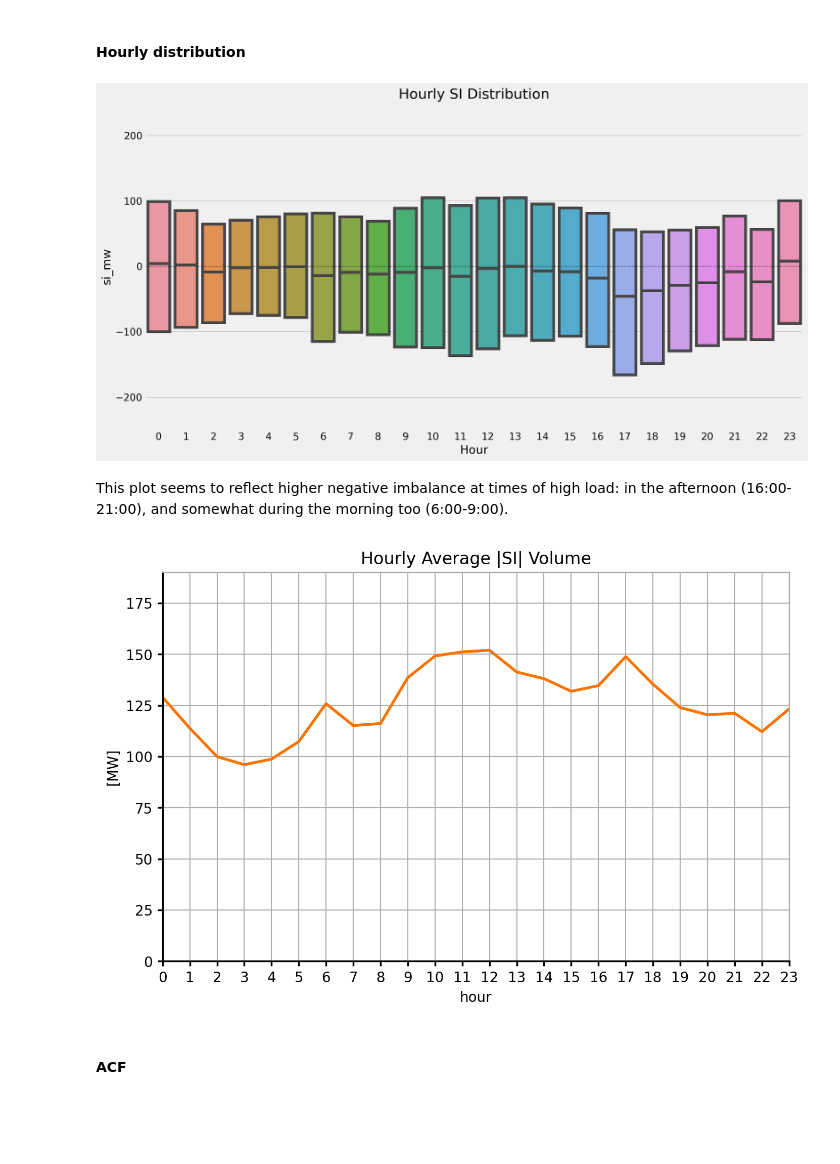
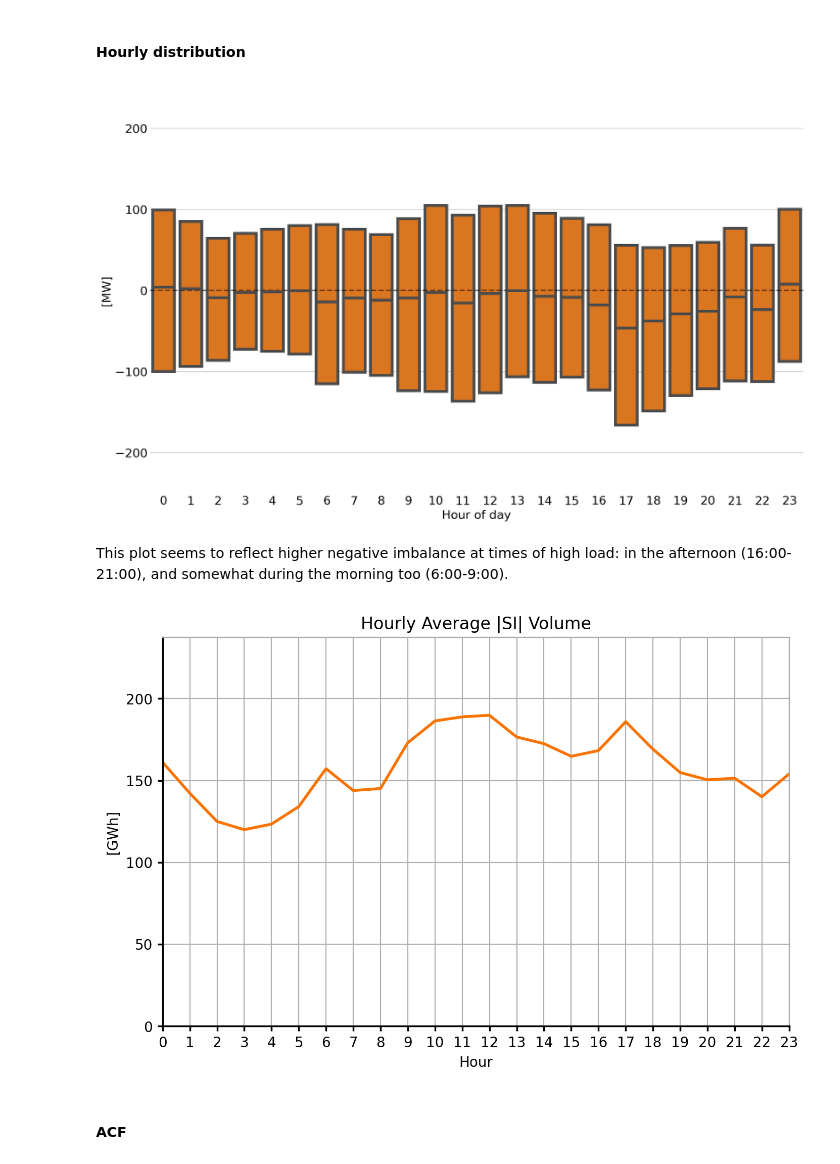
Before and after one commit to tomasurdiales/System_Imbalance_Forecasting, a Jupyter notebook: Feature_Exploration.ipynb, the cells around one changed output. Cells and saved outputs as stored; diff of their text form; code cells hidden in the pictures; blank space fills up the shorter version.

```diff
--- a/Feature_Exploration.ipynb
+++ b/Feature_Exploration.ipynb
@@ -216,8 +240,13 @@ if not use_only_2022:
     my_plots.despine(ax[1], grid=True)
     ax[0].grid()
     ax[1].grid()
+
+    # ax.xaxis.set_major_locator(mdates.MonthLocator())
+    # ax[0].xaxis.set_major_formatter(mdates.DateFormatter('%b %Y'))
+    fig.autofmt_xdate()
+
     plt.show()
 
 if output:
-     fig.savefig("figures/fig3.png", dpi=300)
+     fig.savefig("/Users/tomasurdiales/Desktop/fig3.png", dpi=300)
 # %% [output]
@@ -248,29 +329,38 @@ if not use_only_2022:
 #### Hourly distribution
 # %%
 with plt.style.context("fivethirtyeight"):
-    fig, ax = plt.subplots(figsize=(15, 8), dpi=DPI)
-    sns.boxplot(data=si, x="hour", y="si_mw", fliersize=0, whis=0)
-    ax.set_xlabel("Hour")
-    ax.set_title("Hourly SI Distribution")
-    ax.axhline(0, color="black", ls="--", linewidth=1, alpha=0.5)
-    plt.ylim([-250, 250])
-    plt.show()
+     fig, ax = plt.subplots(figsize=(15, 10), dpi=DPI)
+     sns.boxplot(data=si, x="hour", y="si_mw", fliersize=0, whis=0, color=ELIA_ORANGE)
+     ax.tick_params(axis="both", which="major", labelsize=17)
+     ax.tick_params(axis="both", which="minor", labelsize=17)
+     ax.set_xlabel("Hour of day", fontsize=17)
+     ax.set_ylabel("[MW]", fontsize=17)
+     fig.set(facecolor="#FFFFFF")
+     ax.set(facecolor="#FFFFFF")
+     ax.spines["left"].set_visible(False)
+     ax.spines["right"].set_visible(False)
+     ax.spines["top"].set_visible(False)
+     ax.spines["bottom"].set_visible(False)
+
+     # ax.set_title("Hourly SI Distribution")
+     ax.axhline(0, color="black", ls="--", linewidth=2, alpha=0.5)
+     plt.ylim([-250, 250])
 
 if output:
-     fig.savefig("figures/fig5.png", dpi=300)
+     fig.savefig("/Users/tomasurdiales/Desktop/fig5.png", dpi=300)
 # %% [output]
-[figure, old version]
+[figure, new version]
 # %% [markdown]
 This plot seems to reflect higher negative imbalance at times of high load: in the afternoon (16:00-21:00), and somewhat during the morning too (6:00-9:00).
 # %%
 agg_hour = (
     si
     .groupby(by=["hour"])["si_mw"]
-    .apply(calculate_imbalance_volume, how="mean")
+    .apply(calculate_imbalance_volume, how="sum")
 )
 
 fig, ax = plt.subplots(figsize=[8,5], dpi=DPI)
-agg_hour.plot(ax=ax, ylabel="[MW]",
+agg_hour.plot(ax=ax, ylabel="[GWh]", xlabel="Hour",
               c=ELIA_ORANGE,
               linewidth=2,
               title=f"Hourly Average |SI| Volume")
@@ -281,10 +371,10 @@ plt.xticks(range(24))
 plt.grid()
 plt.show()
 
-if output:
-     fig.savefig("figures/fig6.png", dpi=300)
+# if output:
+    #  fig.savefig("figures/fig6.png", dpi=300)
 # %% [output]
-[figure, old version]
+[figure, new version]
 # %% [markdown]
 #### ACF
 # %%
```
Also changed, not shown: parts of 21 cells of this notebook, 5 other files.
